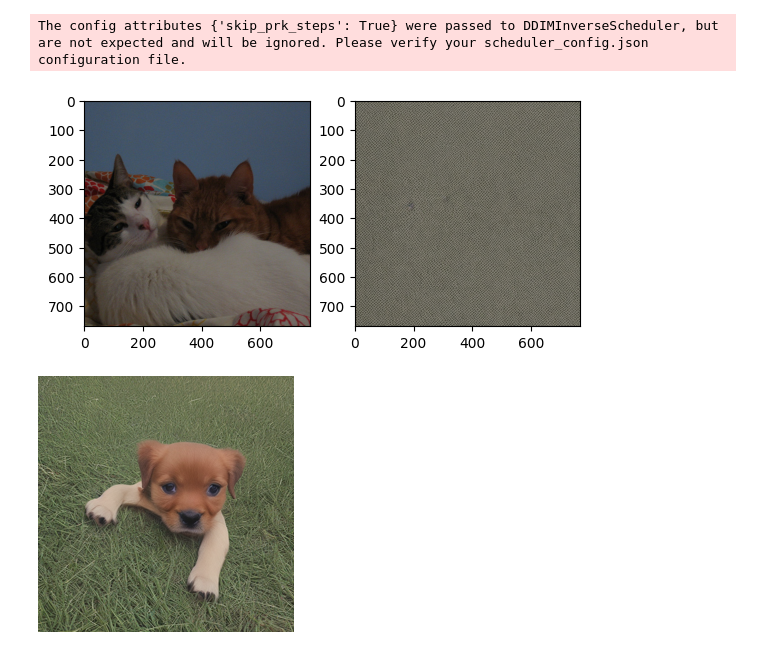
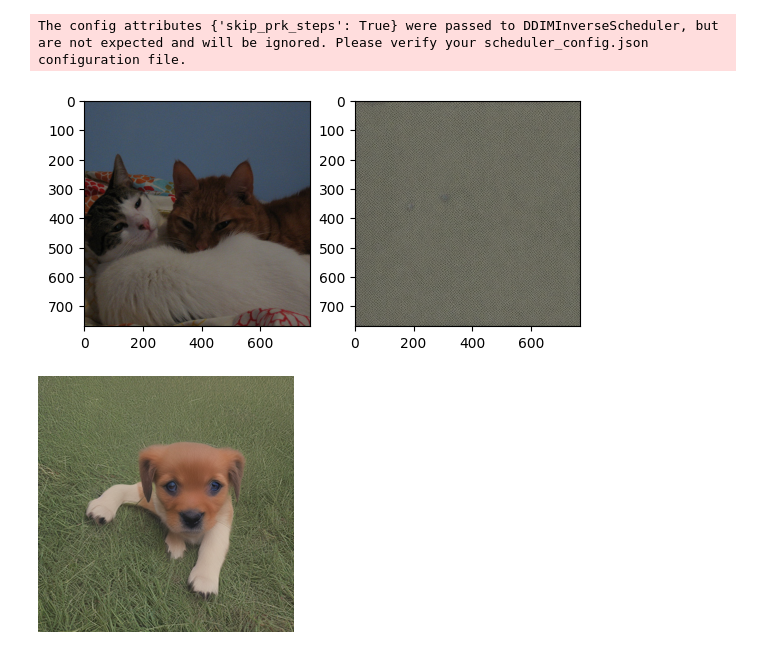
Before and after one commit to LiManyuan663/styleid, a Jupyter notebook: test.ipynb, the cells around one changed output. Drawn from its saved outputs; the diff is of its cells as text; code cells hidden in the pictures.

```diff
--- a/test.ipynb
+++ b/test.ipynb
@@ -72,9 +73,9 @@ def ddim_inversion(imgname: str, num_steps: int = 50, verify: Optional[bool] = F
         plt.show()
     return inv_latents
 # %%
-inverted_latents = ddim_inversion('data/cnt/00.png', num_steps=250, verify=True)
+inverted_latents = ddim_inversion('data/cnt/00.png', num_steps=50, verify=True)
 image = pipe(input_image_prompt, latents=inverted_latents[-1][None], num_inference_steps=50, guidance_scale=3.5).images[0]
 image.resize((256,256))
 # %% [output]
 [figure]
-[figure, old version]
+[figure, new version]
```
Also changed, not shown: parts of 1 cell of this notebook, 5 other files.
